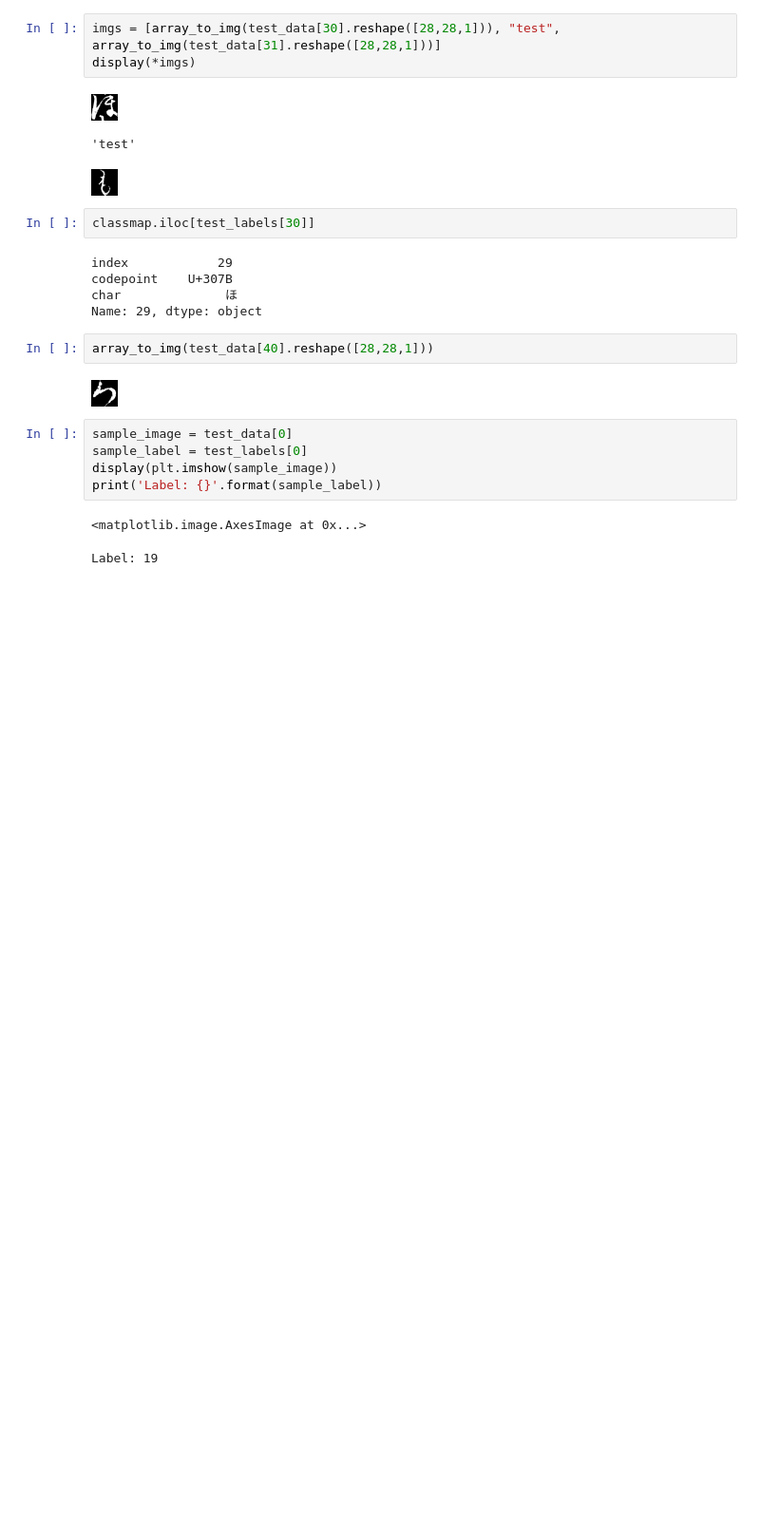
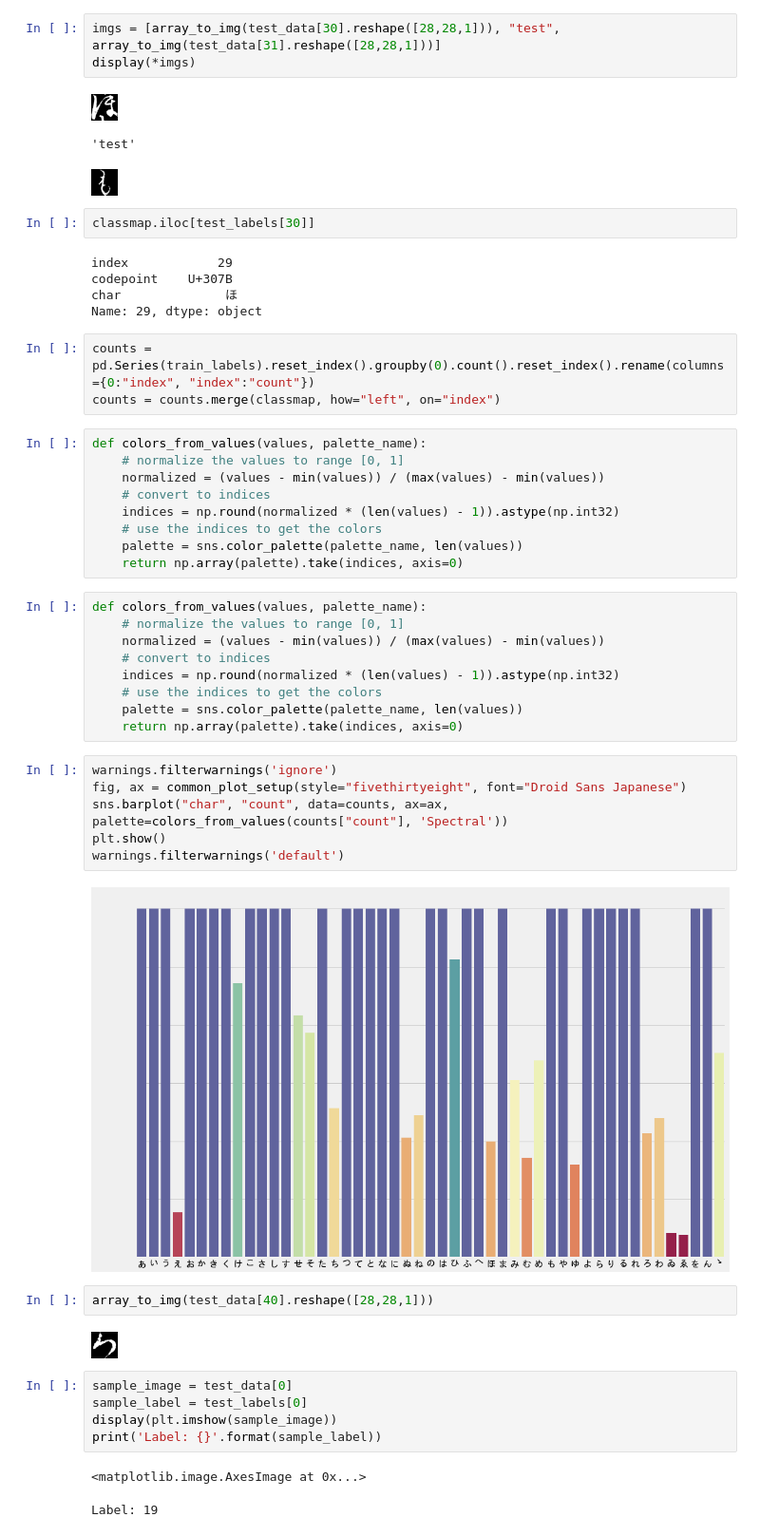
Before and after one commit to coreyryanhanson/japanese_text_classifiers, a Jupyter notebook: scratch.ipynb, the cells around one changed output. Shown: that part at 95% size. Drawn from its saved outputs; the diff is of its cells as text; blank space fills up the shorter version.

```diff
--- a/scratch.ipynb
+++ b/scratch.ipynb
@@ -103,6 +118,35 @@ index            29
 codepoint    U+307B
 char              ほ
 Name: 29, dtype: object
+# %%
+counts = pd.Series(train_labels).reset_index().groupby(0).count().reset_index().rename(columns={0:"index", "index":"count"})
+counts = counts.merge(classmap, how="left", on="index")
+# %%
+def colors_from_values(values, palette_name):
+    # normalize the values to range [0, 1]
+    normalized = (values - min(values)) / (max(values) - min(values))
+    # convert to indices
+    indices = np.round(normalized * (len(values) - 1)).astype(np.int32)
+    # use the indices to get the colors
+    palette = sns.color_palette(palette_name, len(values))
+    return np.array(palette).take(indices, axis=0)
+# %%
+def colors_from_values(values, palette_name):
+    # normalize the values to range [0, 1]
+    normalized = (values - min(values)) / (max(values) - min(values))
+    # convert to indices
+    indices = np.round(normalized * (len(values) - 1)).astype(np.int32)
+    # use the indices to get the colors
+    palette = sns.color_palette(palette_name, len(values))
+    return np.array(palette).take(indices, axis=0)
+# %%
+warnings.filterwarnings('ignore')
+fig, ax = common_plot_setup(style="fivethirtyeight", font="Droid Sans Japanese")
+sns.barplot("char", "count", data=counts, ax=ax, palette=colors_from_values(counts["count"], 'Spectral'))
+plt.show()
+warnings.filterwarnings('default')
+# %% [output]
+[figure, added]
 # %%
 array_to_img(test_data[40].reshape([28,28,1]))
 # %% [output]
```
Also changed, not shown: parts of 33 cells of this notebook, 3 other files.
